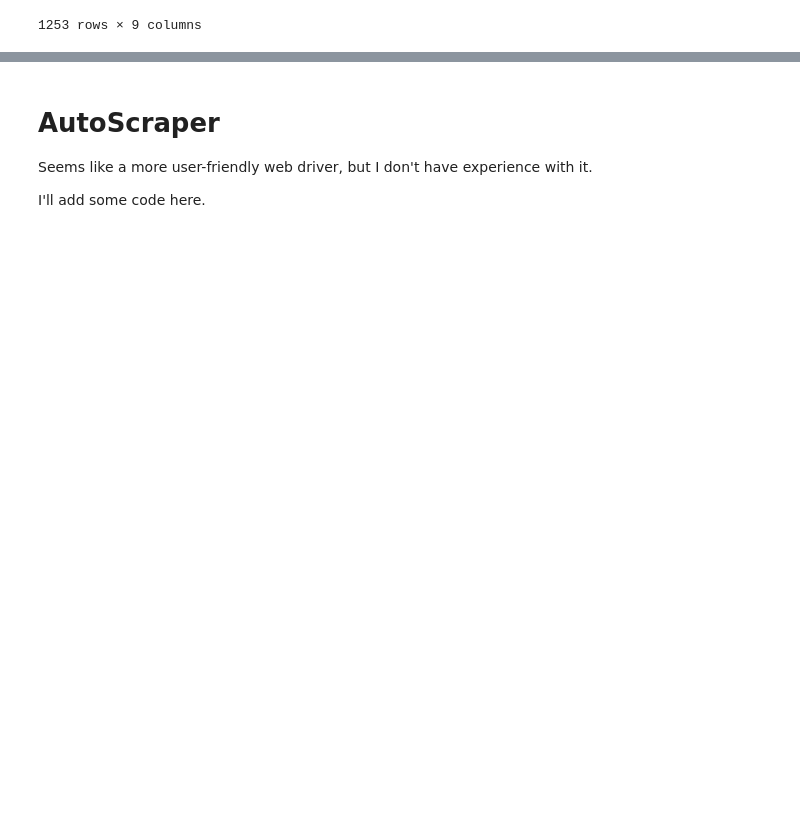
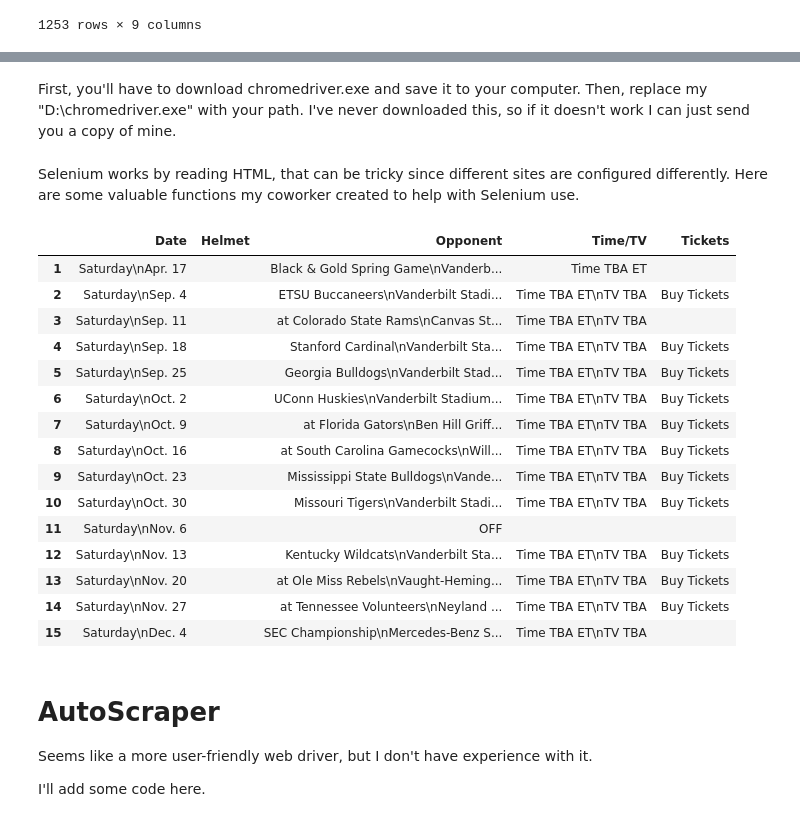
Before and after one commit to jacobdcasey/WebscrapingTutorial, a Jupyter notebook: Webscraping_Tutorial.ipynb, the cells around one changed output, grey strips where cells are left out. Cells and saved outputs as stored; diff of their text form; code cells hidden in the pictures; blank space fills up the shorter version.

```diff
--- a/Webscraping_Tutorial.ipynb
+++ b/Webscraping_Tutorial.ipynb
@@ -273,0 +272,2 @@ I'll add some code here.
+# %% [markdown]
+First, you'll have to download chromedriver.exe and save it to your computer. Then, replace my "D:\chromedriver.exe" with your path. I've never downloaded this, so if it doesn't work I can just send you a copy of mine.
@@ -273,0 +284,2 @@ I'll add some code here.
+# %% [markdown]
+Selenium works by reading HTML, that can be tricky since different sites are configured differently. Here are some valuable functions my coworker created to help with Selenium use.
@@ -274,3 +387,22 @@ I'll add some code here.
+# %%
+schedule_df
+# %% [output]
+|  | Date | Helmet | Opponent | Time/TV | Tickets |
+| 1 | Saturday\nApr. 17 |  | Black & Gold Spring Game\nVanderb... | Time TBA ET |  |
+| 2 | Saturday\nSep. 4 |  | ETSU Buccaneers\nVanderbilt Stadi... | Time TBA ET\nTV TBA | Buy Tickets |
+| 3 | Saturday\nSep. 11 |  | at Colorado State Rams\nCanvas St... | Time TBA ET\nTV TBA |  |
+| 4 | Saturday\nSep. 18 |  | Stanford Cardinal\nVanderbilt Sta... | Time TBA ET\nTV TBA | Buy Tickets |
+| 5 | Saturday\nSep. 25 |  | Georgia Bulldogs\nVanderbilt Stad... | Time TBA ET\nTV TBA | Buy Tickets |
+| 6 | Saturday\nOct. 2 |  | UConn Huskies\nVanderbilt Stadium... | Time TBA ET\nTV TBA | Buy Tickets |
+| 7 | Saturday\nOct. 9 |  | at Florida Gators\nBen Hill Griff... | Time TBA ET\nTV TBA | Buy Tickets |
+| 8 | Saturday\nOct. 16 |  | at South Carolina Gamecocks\nWill... | Time TBA ET\nTV TBA | Buy Tickets |
+| 9 | Saturday\nOct. 23 |  | Mississippi State Bulldogs\nVande... | Time TBA ET\nTV TBA | Buy Tickets |
+| 10 | Saturday\nOct. 30 |  | Missouri Tigers\nVanderbilt Stadi... | Time TBA ET\nTV TBA | Buy Tickets |
+| 11 | Saturday\nNov. 6 |  | OFF |  |  |
+| 12 | Saturday\nNov. 13 |  | Kentucky Wildcats\nVanderbilt Sta... | Time TBA ET\nTV TBA | Buy Tickets |
+| 13 | Saturday\nNov. 20 |  | at Ole Miss Rebels\nVaught-Heming... | Time TBA ET\nTV TBA | Buy Tickets |
+| 14 | Saturday\nNov. 27 |  | at Tennessee Volunteers\nNeyland ... | Time TBA ET\nTV TBA | Buy Tickets |
+| 15 | Saturday\nDec. 4 |  | SEC Championship\nMercedes-Benz S... | Time TBA ET\nTV TBA |  |
 # %% [markdown]
 # AutoScraper
 
```
Also changed, not shown: parts of 4 cells of this notebook.
